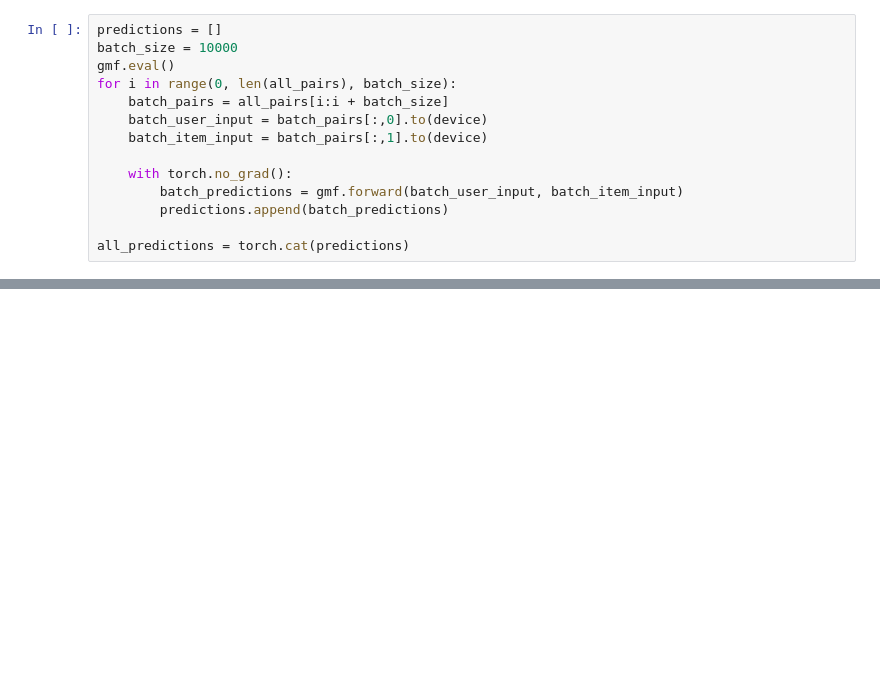
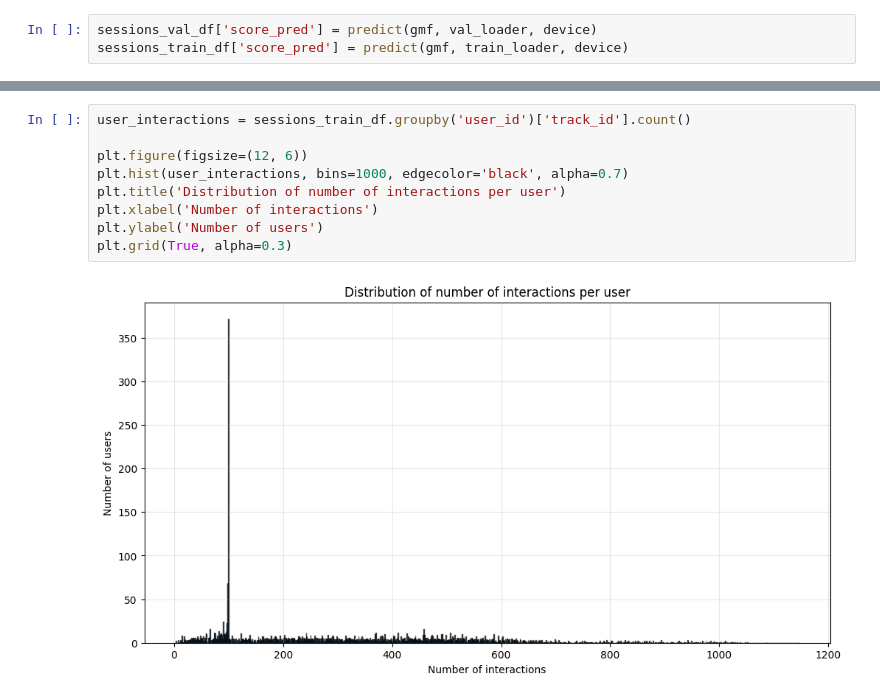
Before and after one commit to maksbilski/playlist_recommendation_system, a Jupyter notebook: training.ipynb, the cells around one changed output, grey strips where cells are left out. Drawn from its saved outputs; the diff is of its cells as text; blank space fills up the shorter version.

```diff
--- a/training.ipynb
+++ b/training.ipynb
@@ -55,14 +75,3 @@ item_input = all_pairs[:,1]
 # %%
-predictions = []
-batch_size = 10000
-gmf.eval()
-for i in range(0, len(all_pairs), batch_size):
-    batch_pairs = all_pairs[i:i + batch_size]
-    batch_user_input = batch_pairs[:,0].to(device)
-    batch_item_input = batch_pairs[:,1].to(device)
-
-    with torch.no_grad():
-        batch_predictions = gmf.forward(batch_user_input, batch_item_input)
-        predictions.append(batch_predictions)
-
-all_predictions = torch.cat(predictions)
+sessions_val_df['score_pred'] = predict(gmf, val_loader, device)
+sessions_train_df['score_pred'] = predict(gmf, train_loader, device)
@@ -84,0 +114,11 @@ for metric, value in metrics.items():
+# %%
+user_interactions = sessions_train_df.groupby('user_id')['track_id'].count()
+
+plt.figure(figsize=(12, 6))
+plt.hist(user_interactions, bins=1000, edgecolor='black', alpha=0.7)
+plt.title('Distribution of number of interactions per user')
+plt.xlabel('Number of interactions')
+plt.ylabel('Number of users')
+plt.grid(True, alpha=0.3)
+# %% [output]
+[figure, added]
```
Also changed, not shown: parts of 23 cells of this notebook.
